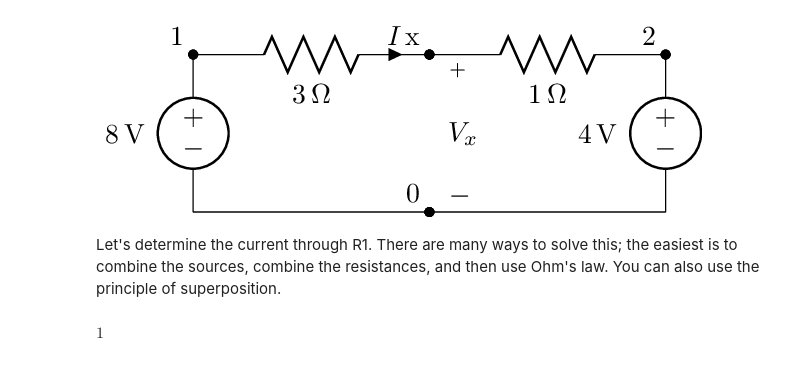
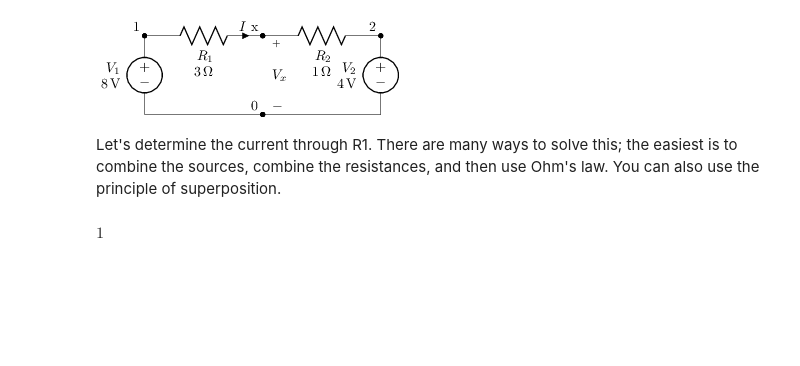
Before and after one commit to mph-/lcapy, a Jupyter notebook: demo/notebooks/superposition-example1.ipynb, the cells around one changed output. Drawn from its saved outputs; the diff is of its cells as text; code cells hidden in the pictures; blank space fills up the shorter version.

```diff
--- a/demo/notebooks/superposition-example1.ipynb
+++ b/demo/notebooks/superposition-example1.ipynb
@@ -1,18 +1,18 @@
 # %%
 from lcapy import Circuit
 cct = Circuit()
 cct.add("""
 V1 1 0_1 8; down
 R1 1 x 3; right, size=1.5, i=I
 R2 x 2 1; right, size=1.5
 V2 2 0_2 4; down
 W 0_1 0; right
 W 0 0_2; right
 Ox x 0; v=V_x
 """)
-cct.draw()
+cct.draw(label_ids=True)
 # %% [output]
-[figure, old version]
+[figure, new version]
 # %% [markdown]
 Let's determine the current through R1.  There are many ways to solve this; the easiest is to combine the sources, combine the resistances, and then use Ohm's law. You can also use the principle of superposition.
 # %%
```
Also changed, not shown: parts of 11 cells of this notebook, 12 other files.
